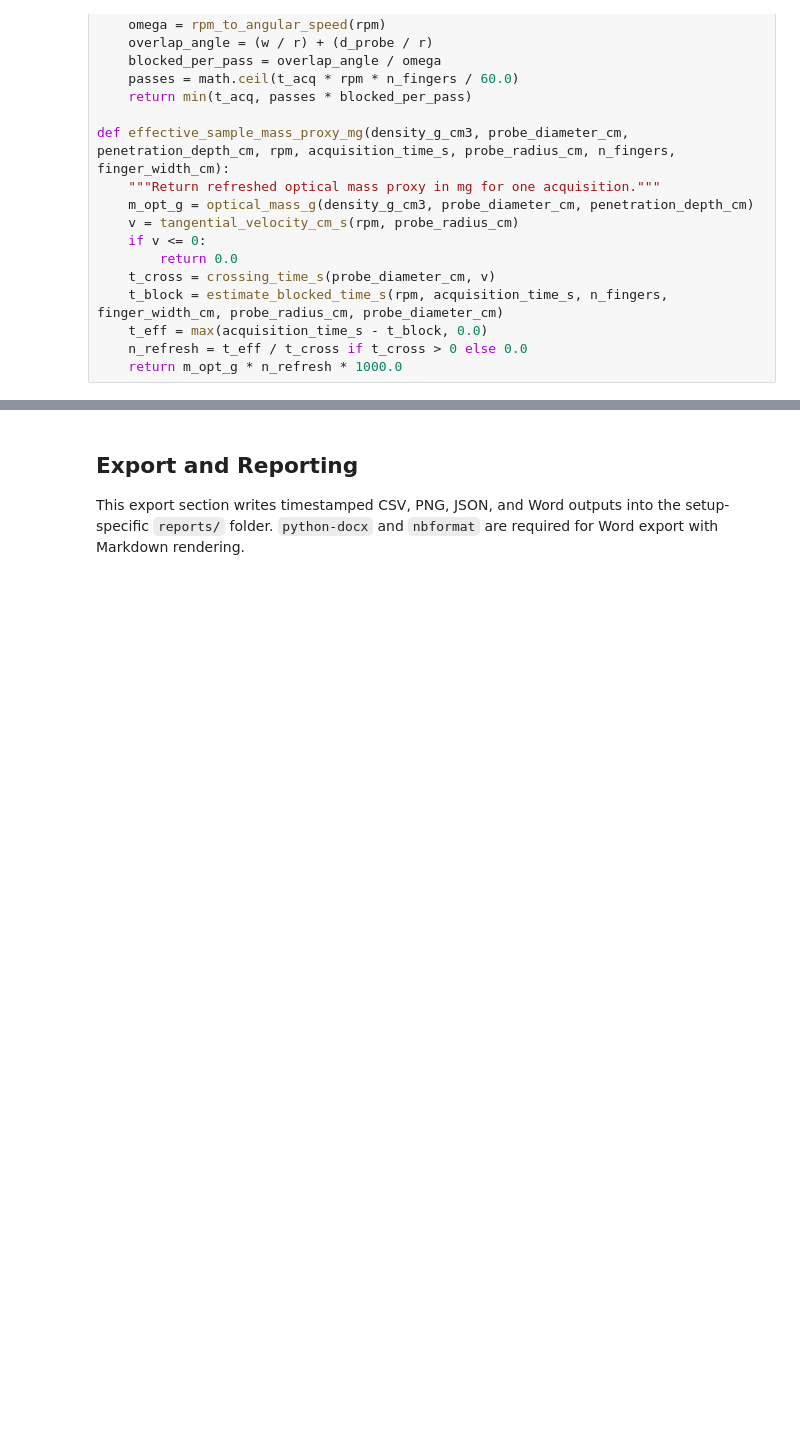
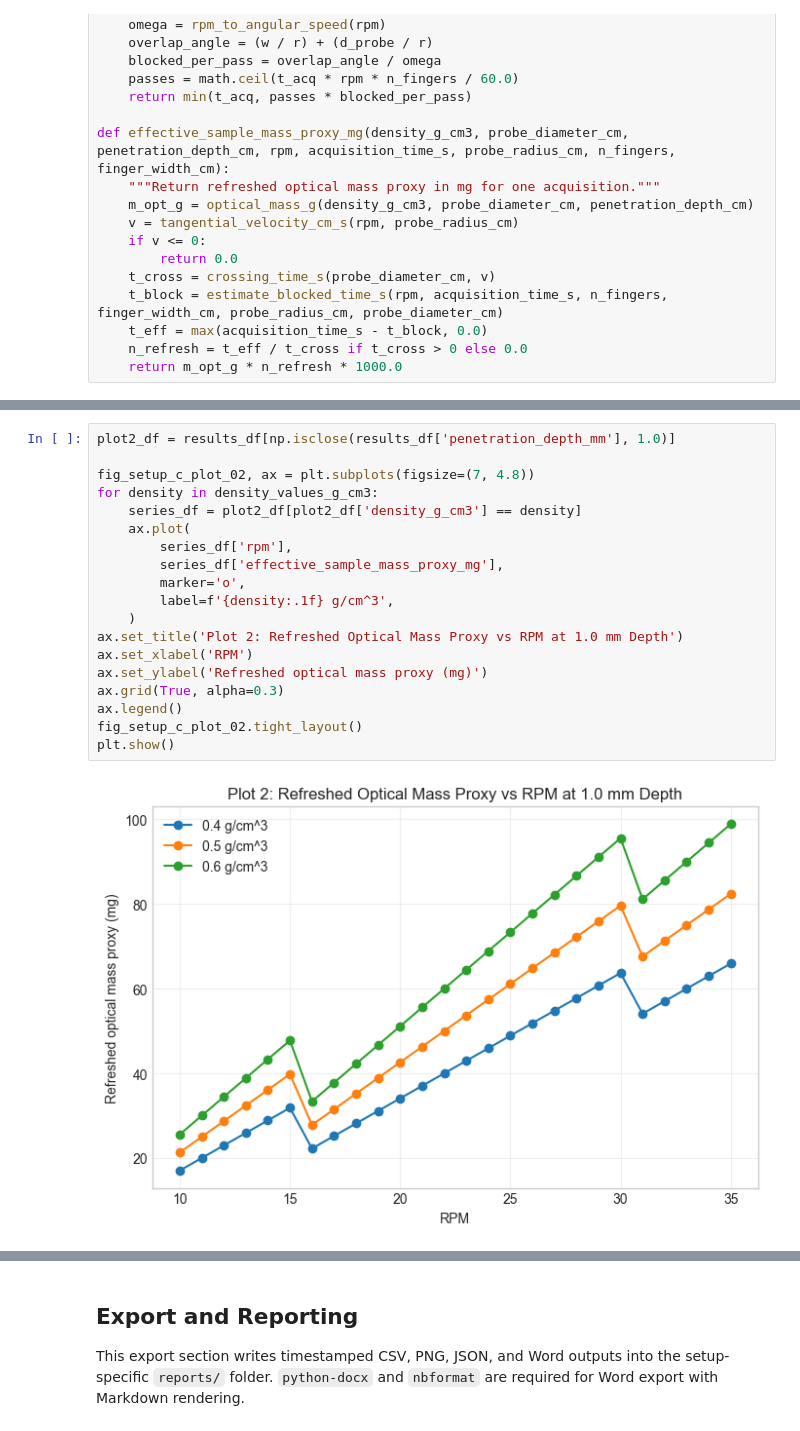
Before and after one commit to skibstede-web/efs-effective-sample-size, a Jupyter notebook: notebooks/setup_C_spiderwheel_effective_sample_size.ipynb, the cells around one changed output, grey strips where cells are left out. Cells and saved outputs as stored; diff of their text form; blank space fills up the shorter version.

```diff
--- a/notebooks/setup_C_spiderwheel_effective_sample_size.ipynb
+++ b/notebooks/setup_C_spiderwheel_effective_sample_size.ipynb
@@ -333,0 +463,21 @@ The notebook estimates a first-order refreshed optical mass proxy for Setup C. D
+# %%
+plot2_df = results_df[np.isclose(results_df['penetration_depth_mm'], 1.0)]
+
+fig_setup_c_plot_02, ax = plt.subplots(figsize=(7, 4.8))
+for density in density_values_g_cm3:
+    series_df = plot2_df[plot2_df['density_g_cm3'] == density]
+    ax.plot(
+        series_df['rpm'],
+        series_df['effective_sample_mass_proxy_mg'],
+        marker='o',
+        label=f'{density:.1f} g/cm^3',
+    )
+ax.set_title('Plot 2: Refreshed Optical Mass Proxy vs RPM at 1.0 mm Depth')
+ax.set_xlabel('RPM')
+ax.set_ylabel('Refreshed optical mass proxy (mg)')
+ax.grid(True, alpha=0.3)
+ax.legend()
+fig_setup_c_plot_02.tight_layout()
+plt.show()
+# %% [output]
+[figure, added]
```
Also changed, not shown: parts of 43 cells of this notebook, 20 other files.
